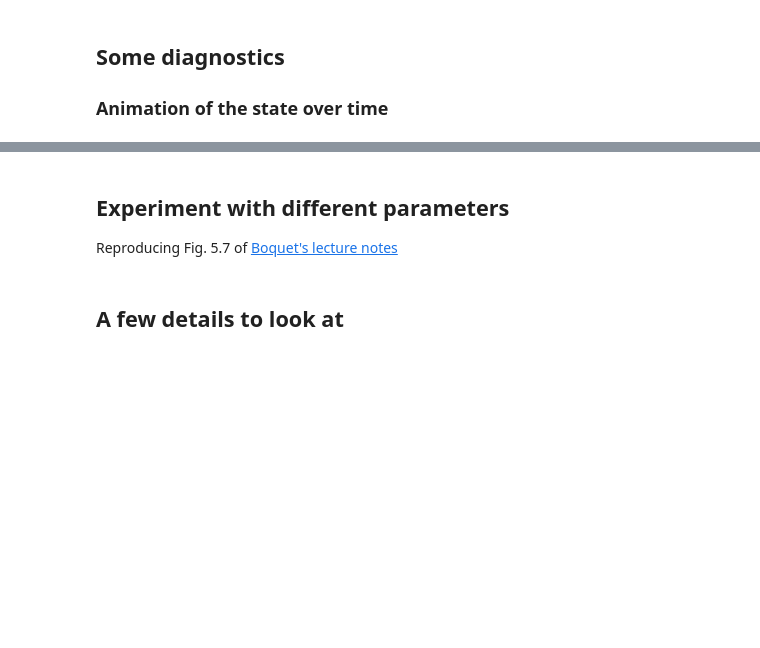
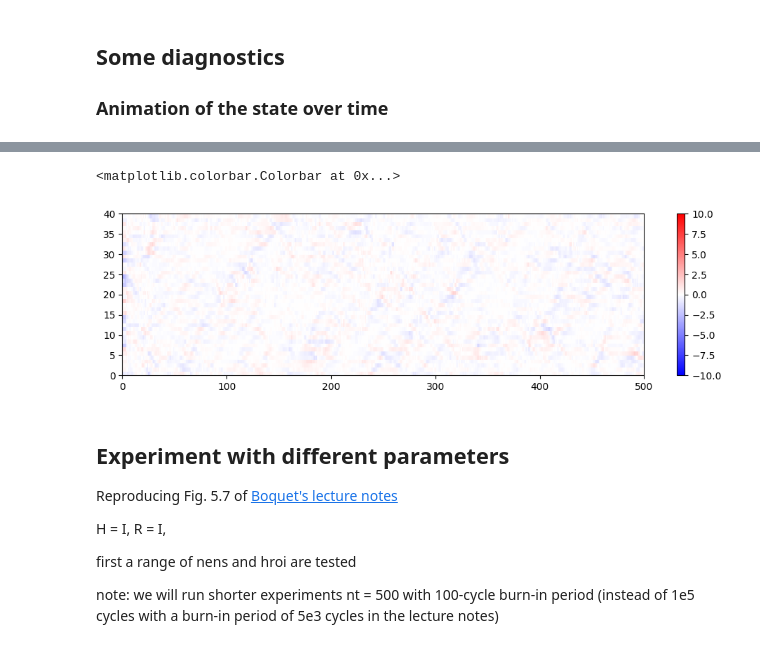
Before and after one commit to myying/NEDAS_tutorials, a Jupyter notebook: 2.validation_with_lorenz96.ipynb, the cells around one changed output, grey strips where cells are left out. Drawn from its saved outputs; the diff is of its cells as text; code cells hidden in the pictures; blank space fills up the shorter version.

```diff
--- a/2.validation_with_lorenz96.ipynb
+++ b/2.validation_with_lorenz96.ipynb
@@ -148,5 +169,19 @@ HTML(ani.to_jshtml())
+# %%
+# Hovmoeller diagram of the posterior error against the truth
+plt.figure(figsize=(12,3))
+c = plt.pcolor((np.mean(post_state, axis=1) - truth_state).T, vmin=-10, vmax=10, cmap='bwr')
+plt.colorbar(c)
+# %% [output]
+<matplotlib.colorbar.Colorbar at 0x...>
+[figure, added]
 # %% [markdown]
 ## Experiment with different parameters
 
 Reproducing Fig. 5.7 of [Boquet's lecture notes](https://cerea.enpc.fr/HomePages/bocquet/teaching/assim-mb-en-0.52.pdf)
+
+H = I, R = I,
+
+first a range of nens and hroi are tested
+
+note: we will run shorter experiments nt = 500 with 100-cycle burn-in period (instead of 1e5 cycles with a burn-in period of 5e3 cycles in the lecture notes)
 # %%
@@ -155,2 +190,0 @@ nens_try = [5, 6, 7, 8, 9, 10, 20, 30, 40, 50]
-# %% [markdown]
-## A few details to look at
```
Also changed, not shown: parts of 23 cells of this notebook, 1 other file.
